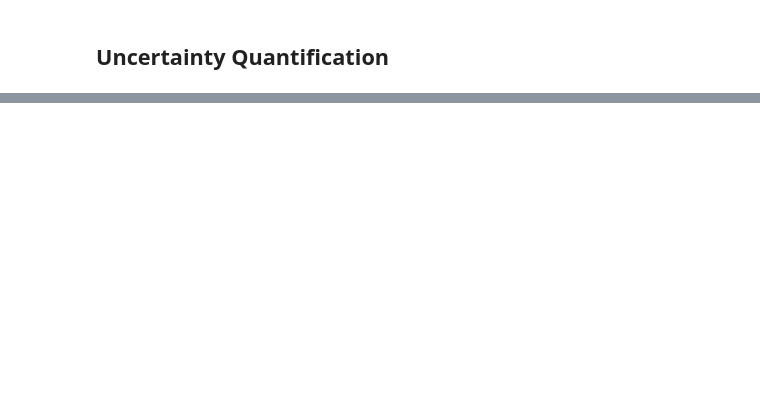
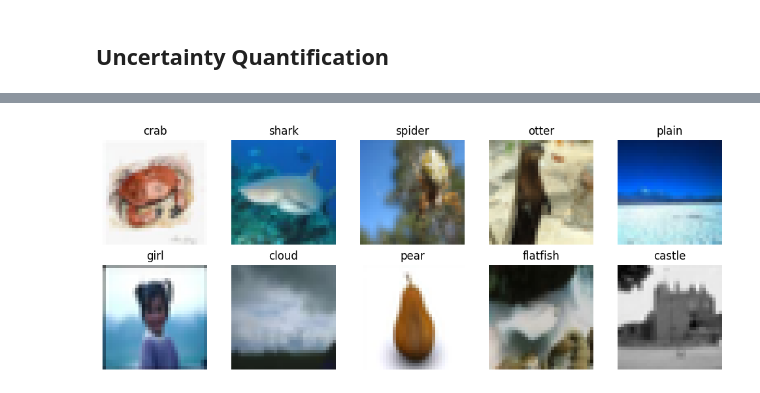
Before and after one commit to francois-thievon/MosAIk, a Jupyter notebook: demonstration/demo_quant_incertitudes.ipynb, the cells around one changed output, grey strips where cells are left out. Saved outputs shown, nothing was run; the diff lists cells and outputs as text; code cells hidden in the pictures; blank space fills up the shorter version.

```diff
--- a/demonstration/demo_quant_incertitudes.ipynb
+++ b/demonstration/demo_quant_incertitudes.ipynb
@@ -835,0 +1396,95 @@ plt.show()
+# %%
+data_root = "./dataset"
+batch_size = 128
+
+cifar_mean = (0.5071, 0.4867, 0.4408)
+cifar_std = (0.2675, 0.2565, 0.2761)
+
+transform = transforms.Compose([
+    transforms.ToTensor(),
+    transforms.Normalize(cifar_mean, cifar_std),
+])
+
+cifar100_train = datasets.CIFAR100(root=data_root, train=True, download=True, transform=transform)
+cifar100_test = datasets.CIFAR100(root=data_root, train=False, download=True, transform=transform)
+
+excluded_classes = list(range(10))
+keep_classes = [c for c in range(100) if c not in excluded_classes]
+
+class CIFAR90(torch.utils.data.Dataset):
+    def __init__(self, base, keep_classes):
+        self.base = base
+        self.keep_classes = sorted(keep_classes)
+        self.class_to_idx = {c: i for i, c in enumerate(self.keep_classes)}
+        self.indices = [i for i, t in enumerate(base.targets) if t in self.keep_classes]
+        self.classes = [base.classes[c] for c in self.keep_classes]
+
+    def __len__(self):
+        return len(self.indices)
+
+    def __getitem__(self, idx):
+        img, target = self.base[self.indices[idx]]
+        return img, self.class_to_idx[target]
+
+cifar90_train = CIFAR90(cifar100_train, keep_classes)
+cifar90_test = CIFAR90(cifar100_test, keep_classes)
+
+cifar10_train = datasets.CIFAR10(root=data_root, train=True, download=True, transform=transform)
+cifar10_test = datasets.CIFAR10(root=data_root, train=False, download=True, transform=transform)
+
+cifar90_train_loader = DataLoader(cifar90_train, batch_size=batch_size, shuffle=True)
+cifar90_test_loader = DataLoader(cifar90_test, batch_size=batch_size, shuffle=False)
+
+cifar10_train_loader = DataLoader(cifar10_train, batch_size=batch_size, shuffle=True)
+cifar10_test_loader = DataLoader(cifar10_test, batch_size=batch_size, shuffle=False)
+
+# Loading bar
+for _ in tqdm(islice(cifar90_train_loader, 10), total=10, desc="Loading CIFAR90"):
+    pass
+for _ in tqdm(islice(cifar10_train_loader, 10), total=10, desc="Loading CIFAR10"):
+    pass
+
+print(f"CIFAR90 (train, test) : {len(cifar90_train)}, {len(cifar90_test)}\nCIFAR10 (train, test) : {len(cifar10_train)}, {len(cifar10_test)}")
+
+print("Examples of CIFAR90 and CIFAR10 images:")
+
+cifar90_classes = cifar90_train.classes
+cifar10_classes = cifar10_train.classes
+
+# Display 10 random CIFAR90 images with their labels
+idx = np.random.choice(len(cifar90_train), size=10, replace=False)
+fig, axes = plt.subplots(2, 5, figsize=(10, 4))
+axes = axes.flatten()
+
+def _denorm(img):
+    mean = torch.tensor(cifar_mean)[:, None, None]
+    std = torch.tensor(cifar_std)[:, None, None]
+    return img * std + mean
+
+for ax, i in zip(axes, idx):
+    img, label = cifar90_train[i]
+    img = _denorm(img).permute(1, 2, 0).numpy()
+    img = np.clip(img, 0, 1)
+    ax.imshow(img)
+    ax.set_title(cifar90_classes[label])
+    ax.axis("off")
+
+plt.tight_layout()
+plt.show()
+
+# Display 10 random CIFAR10 images with their labels
+idx = np.random.choice(len(cifar10_train), size=10, replace=False)
+fig, axes = plt.subplots(2, 5, figsize=(10, 4))
+axes = axes.flatten()
+
+for ax, i in zip(axes, idx):
+    img, label = cifar10_train[i]
+    img = _denorm(img).permute(1, 2, 0).numpy()
+    img = np.clip(img, 0, 1)
+    ax.imshow(img)
+    ax.set_title(cifar10_classes[label])
+    ax.axis("off")
+
+plt.tight_layout()
+plt.show()
+# %% [output]
@@ -835,0 +1500 @@ plt.show()
+[figure, added]
```
Also changed, not shown: parts of 53 cells of this notebook, 2 other files.
